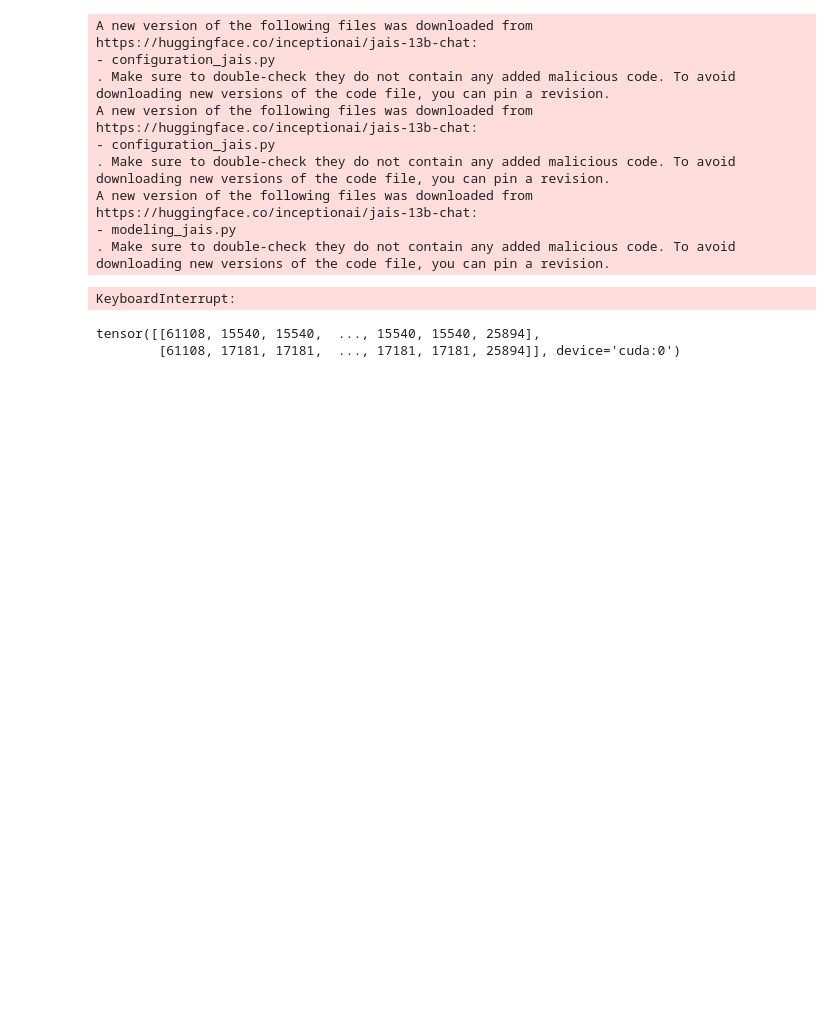
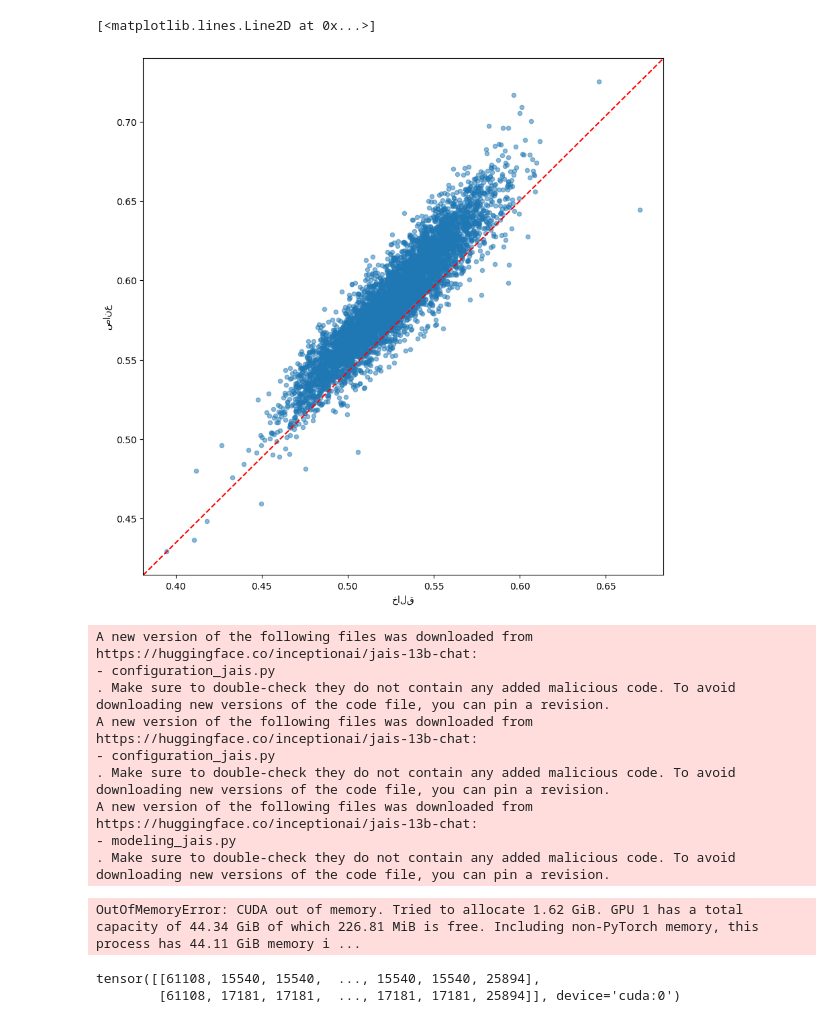
Before and after one commit to gpucce/arabo_itserr, a Jupyter notebook: data_utils.ipynb, the cells around one changed output. Cells and saved outputs as stored; diff of their text form; code cells hidden in the pictures; blank space fills up the shorter version.

```diff
--- a/data_utils.ipynb
+++ b/data_utils.ipynb
@@ -72,0 +15,20 @@ for k, w in all_scores.items():
+# %%
+df = None
+for id, i in enumerate(Path("out_data").glob("*.csv")):
+    print(i)
+    if df is None:
+        df = pd.read_csv(i).set_index("index")
+        df = df.map(lambda x: json.loads(x))
+        new_df = None
+    else:
+        new_df = pd.read_csv(i).set_index("index")
+        new_df = new_df.map(lambda x: json.loads(x))
+
+    if new_df is not None:
+        index = df.index.intersection(new_df.index)
+        df = df.loc[index,:]
+        new_df = new_df.loc[index,:]
+        for col in df.columns:
+            df.loc[index, col] = new_df.loc[index, col] + df.loc[index, col]
+
+df = df.map(lambda x: np.mean(x))
@@ -73,10 +59,17 @@ for k, w in all_scores.items():
+# %%
+fig, ax = plt.subplots(1, 1, figsize=(10, 10))
+df.plot(x=df.columns[0], y=df.columns[1], kind="scatter", ax=ax, alpha=0.5)
+ax.plot([0, 1], [0, 1], transform=ax.transAxes, linestyle="--", color="red")
+# %% [output]
+[<matplotlib.lines.Line2D at 0x...>]
+[figure, added]
 # %%
 from transformers import pipeline
 
 src_text = ["اتبع قلبك فحسب.", "وين راهي دّوش؟"]
 
 model_name = "inceptionai/jais-13b-chat"
-pipe = pipeline("text-generation", model=model_name, device="cuda")
+pipe = pipeline("text-generation", model=model_name, device="cuda:1", max_new_tokens=20, trust_remote_code=True)
 
 print(pipe("translate the following text in English: وين راهي دّوش؟"))
 # %% [output]
@@ -89,7 +82,7 @@ A new version of the following files was downloaded from https://huggingface.co/
 A new version of the following files was downloaded from https://huggingface.co/inceptionai/jais-13b-chat:
 - modeling_jais.py
 . Make sure to double-check they do not contain any added malicious code. To avoid downloading new versions of the code file, you can pin a revision.
-KeyboardInterrupt:
+OutOfMemoryError: CUDA out of memory. Tried to allocate 1.62 GiB. GPU 1 has a total capacity of 44.34 GiB of which 226.81 MiB is free. Including non-PyTorch memory, this process has 44.11 GiB memory i ...
 # %%
 translated
 # %% [output]
```
Also changed, not shown: parts of 11 cells of this notebook, 4 other files.
